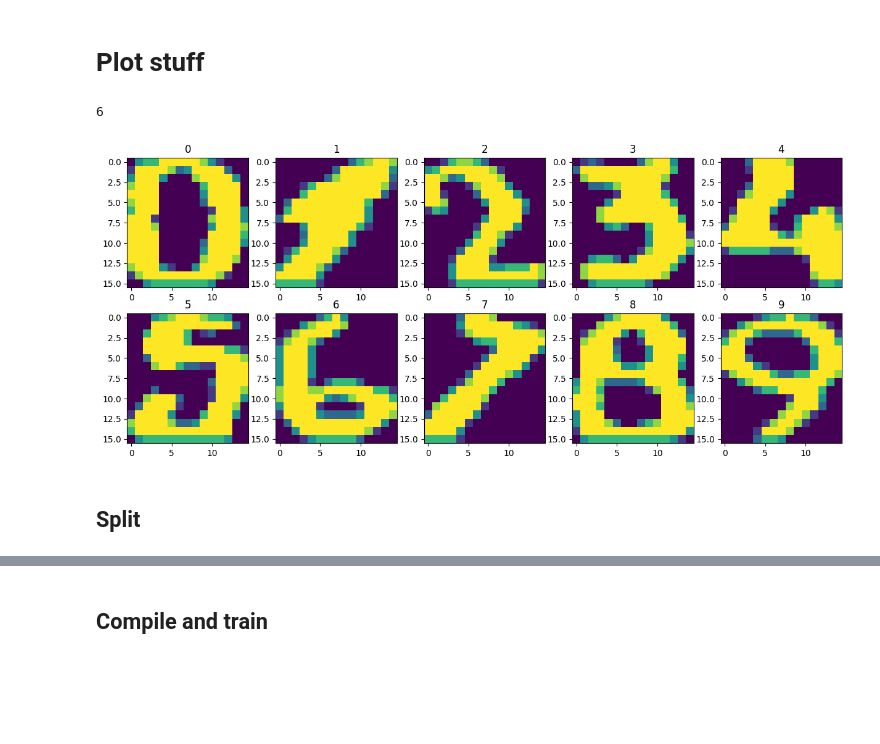
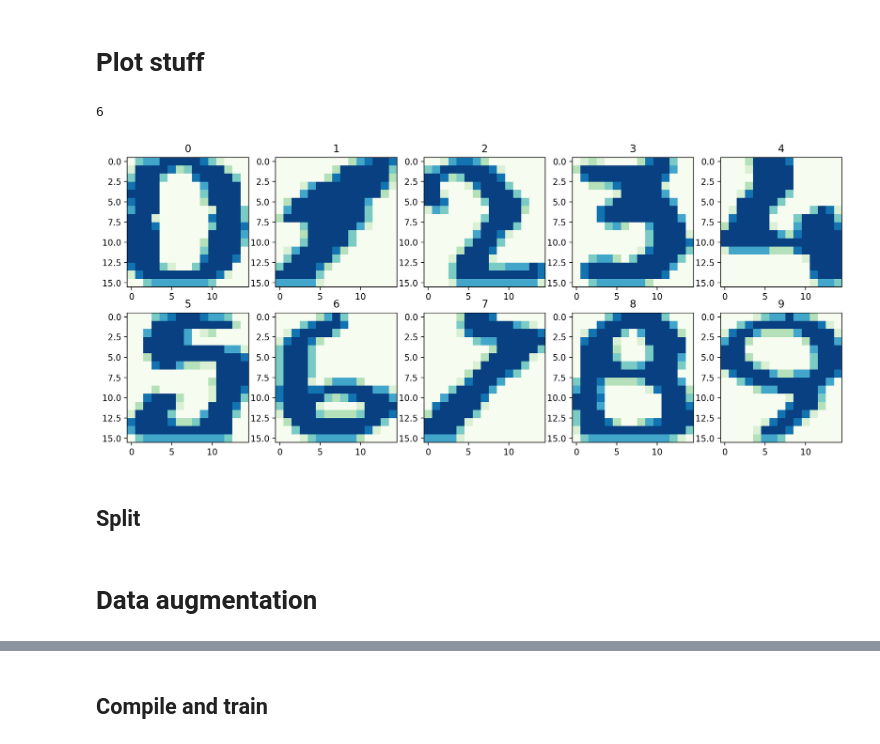
Before and after one commit to oyjuffer/FER-CNN, a Jupyter notebook: CNN.ipynb, the cells around one changed output, grey strips where cells are left out. Cells and saved outputs as stored; diff of their text form; code cells hidden in the pictures; blank space fills up the shorter version.

Commit message:
Augmentation

```diff
--- a/CNN.ipynb
+++ b/CNN.ipynb
@@ -35,7 +38,7 @@ labels = np.array(labels)
 
 # Convert each line to a numpy array
 for i in range(len(features)):
-  features[i] = np.array(features[i].split()).astype('float').reshape(16, 15)
+  features[i] = np.array(features[i].split()).astype('float').reshape(16, 15, 1)
   # Normalize
   features[i] = features[i] / 6
 features = np.array(features)
@@ -44,15 +47,17 @@ features = np.array(features)
 # %%
 print(labels[1200])
 
 fig, axs = plt.subplots(2, 5, figsize=(15, 6))
 for i in range(2):
   for j in range(5):
-    axs[i, j].imshow(features[(5*i+j)*200], cmap='viridis', interpolation='nearest')
+    axs[i, j].imshow(features[(5*i+j)*200], cmap='GnBu', interpolation='nearest')
     axs[i, j].set_title(labels[(5*i+j)*200])
 # %% [output]
 6
-[figure, old version]
+[figure, new version]
 # %% [markdown]
 ## Split
 # %%
 X_train, X_test, y_train, y_test = train_test_split(features, labels, test_size=0.2, random_state=40)
+# %% [markdown]
+# Data augmentation
```
Also changed, not shown: parts of 16 cells of this notebook.
